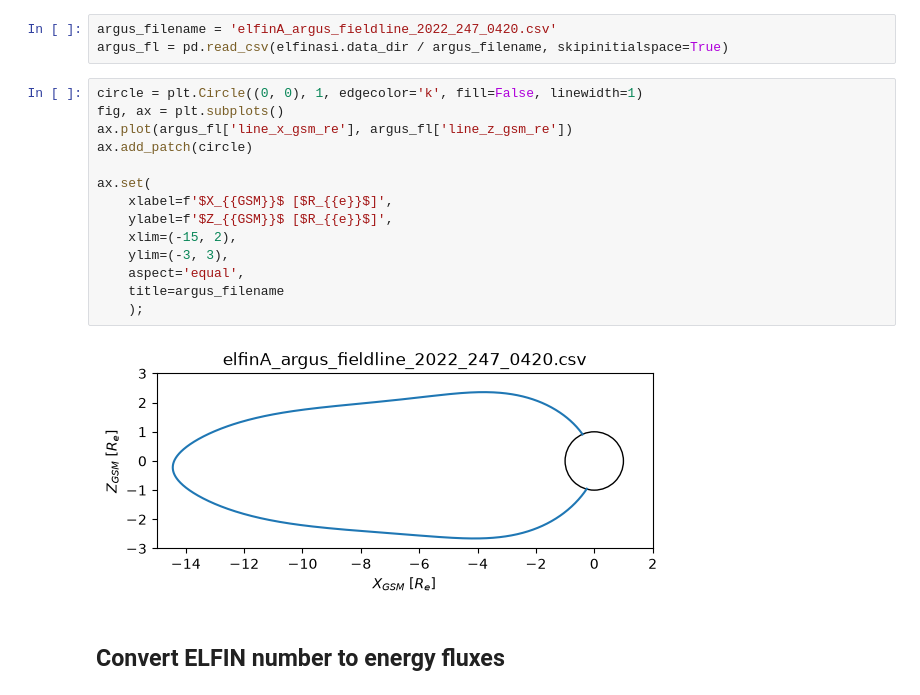
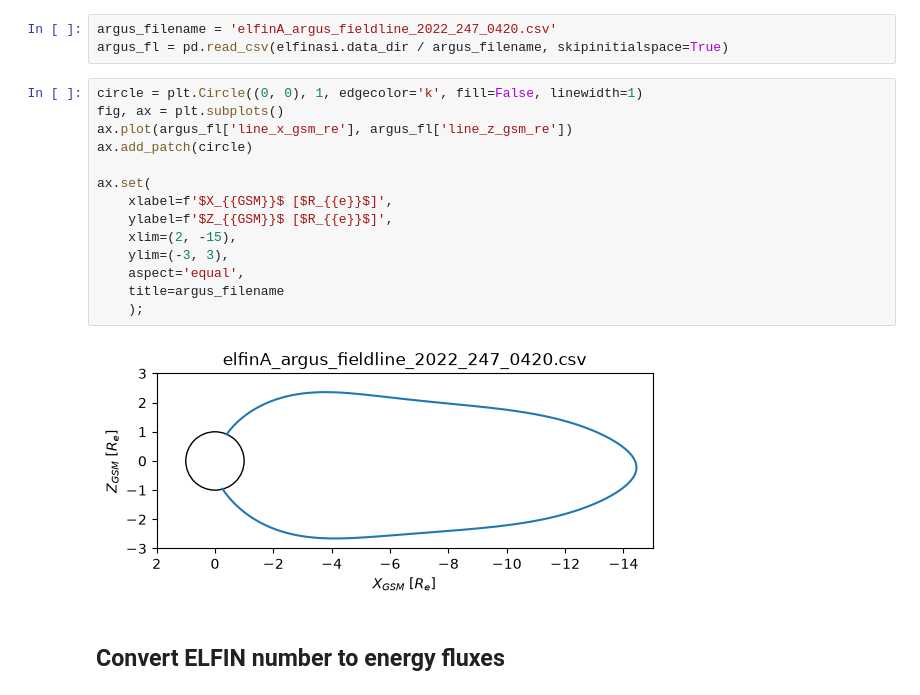
Before and after one commit to mshumko/elfinasi, a Jupyter notebook: src/20220904_substorm_study/energy_number_flux/20220904_elfin_themis_nflux_eflux.ipynb, the cells around one changed output. Drawn from its saved outputs; the diff is of its cells as text.

Commit message:
Added Grant Stevens's field line plot.

```diff
--- a/src/20220904_substorm_study/energy_number_flux/20220904_elfin_themis_nflux_eflux.ipynb
+++ b/src/20220904_substorm_study/energy_number_flux/20220904_elfin_themis_nflux_eflux.ipynb
@@ -139,19 +139,19 @@ argus_fl = pd.read_csv(elfinasi.data_dir / argus_filename, skipinitialspace=True
 # %%
 circle = plt.Circle((0, 0), 1, edgecolor='k', fill=False, linewidth=1)
 fig, ax = plt.subplots()
 ax.plot(argus_fl['line_x_gsm_re'], argus_fl['line_z_gsm_re'])
 ax.add_patch(circle)
 
 ax.set(
     xlabel=f'$X_{{GSM}}$ [$R_{{e}}$]',
     ylabel=f'$Z_{{GSM}}$ [$R_{{e}}$]',
-    xlim=(-15, 2),
+    xlim=(2, -15),
     ylim=(-3, 3),
     aspect='equal',
     title=argus_filename
     );
 # %% [output]
-[figure, old version]
+[figure, new version]
 # %% [markdown]
 ## Convert ELFIN number to energy fluxes
 # %%
```
